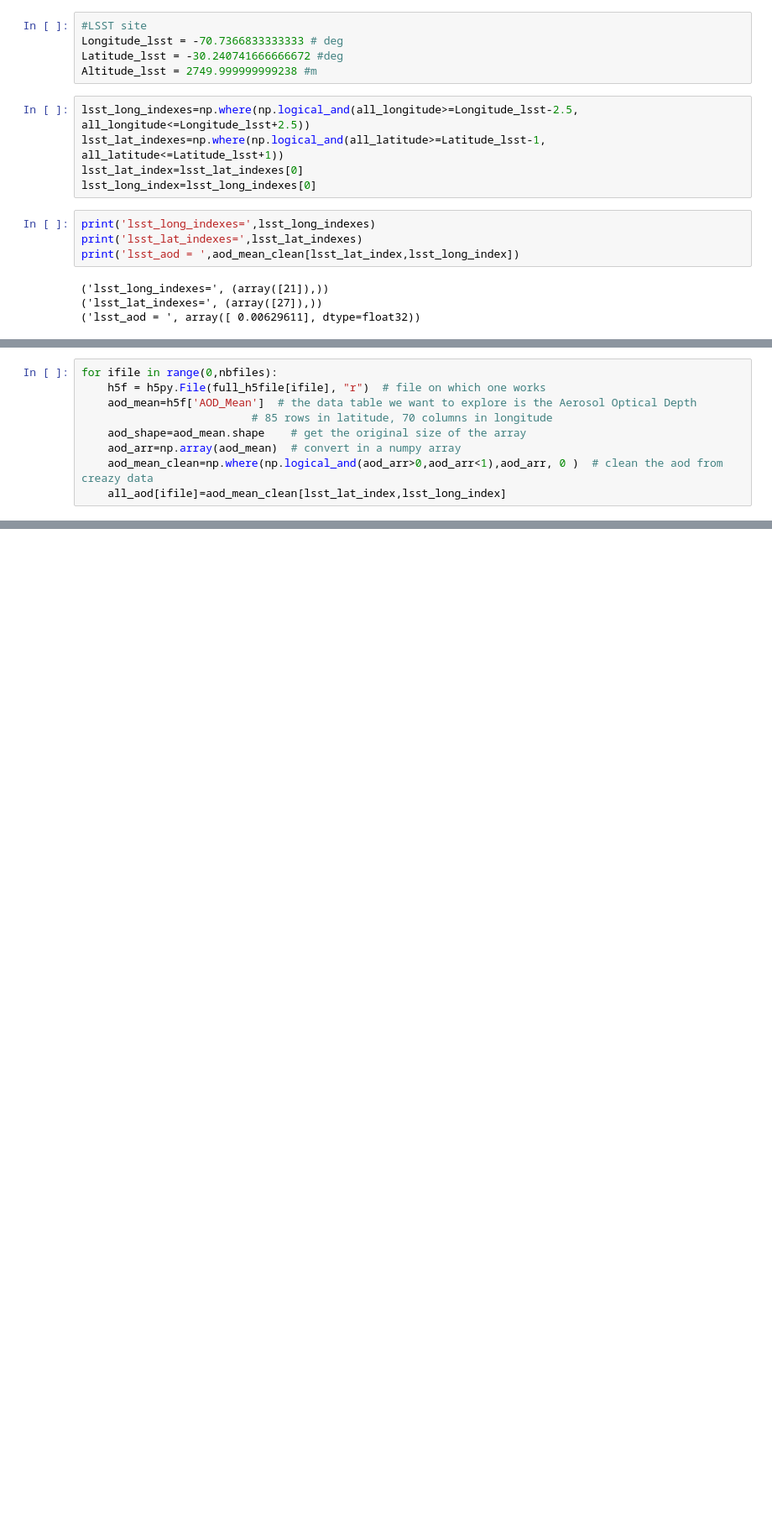
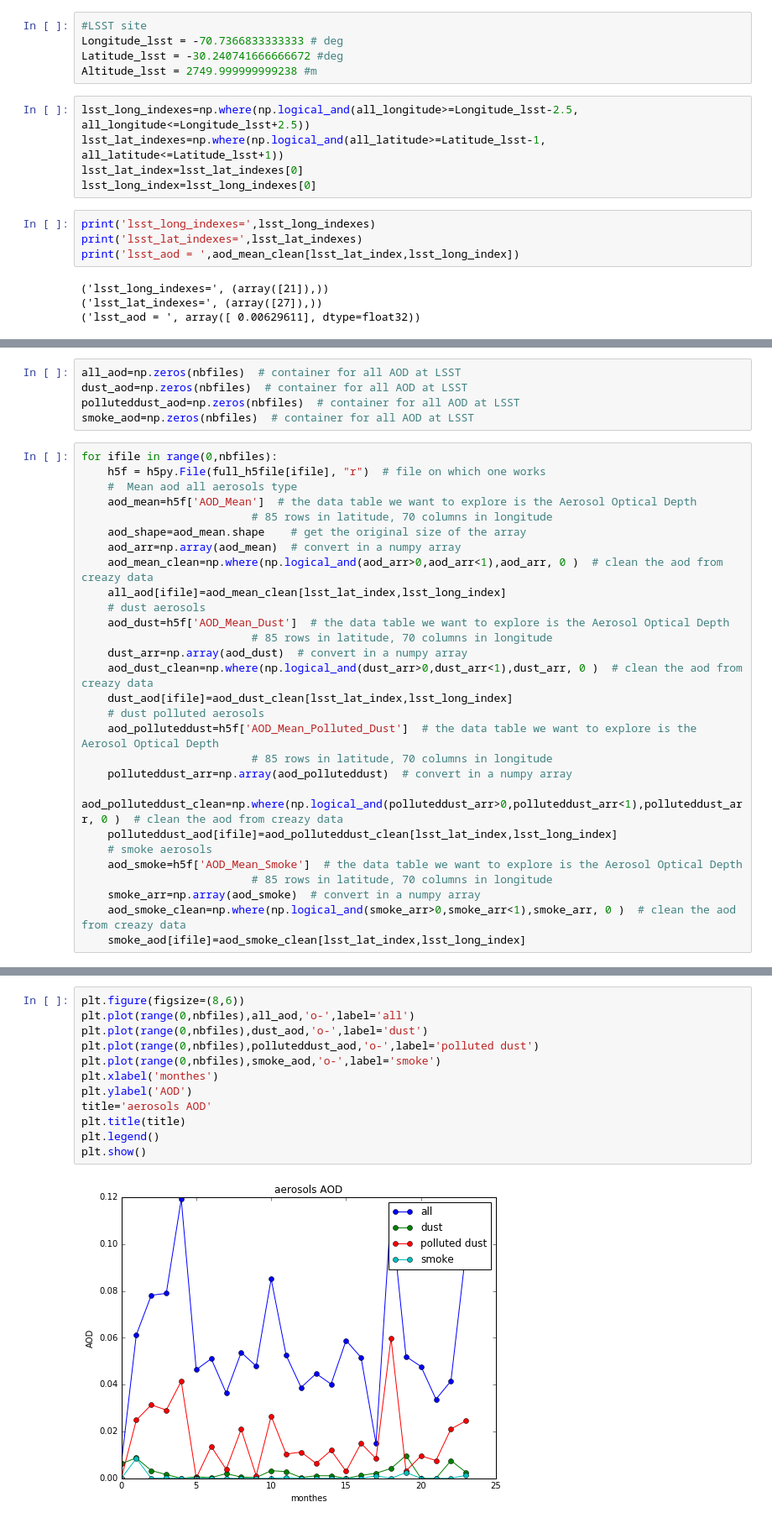
Before and after one commit to sylvielsstfr/caliopL3Ana, a Jupyter notebook: ScanAerosolsOneYear.ipynb, the cells around one changed output, grey strips where cells are left out. Shown at 84% size. Cells and saved outputs as stored; diff of their text form; blank space fills up the shorter version.

Commit message:
now all types of AOD are included

```diff
--- a/ScanAerosolsOneYear.ipynb
+++ b/ScanAerosolsOneYear.ipynb
@@ -75,9 +73,33 @@ all_aod=np.zeros(nbfiles)  # container for all AOD at LSST
+# %%
+all_aod=np.zeros(nbfiles)  # container for all AOD at LSST
+dust_aod=np.zeros(nbfiles)  # container for all AOD at LSST
+polluteddust_aod=np.zeros(nbfiles)  # container for all AOD at LSST
+smoke_aod=np.zeros(nbfiles)  # container for all AOD at LSST
 # %%
 for ifile in range(0,nbfiles):
     h5f = h5py.File(full_h5file[ifile], "r")  # file on which one works
+    #  Mean aod all aerosols type
     aod_mean=h5f['AOD_Mean']  # the data table we want to explore is the Aerosol Optical Depth
                           # 85 rows in latitude, 70 columns in longitude
     aod_shape=aod_mean.shape    # get the original size of the array
     aod_arr=np.array(aod_mean)  # convert in a numpy array
     aod_mean_clean=np.where(np.logical_and(aod_arr>0,aod_arr<1),aod_arr, 0 )  # clean the aod from creazy data
     all_aod[ifile]=aod_mean_clean[lsst_lat_index,lsst_long_index]
+    # dust aerosols
+    aod_dust=h5f['AOD_Mean_Dust']  # the data table we want to explore is the Aerosol Optical Depth
+                          # 85 rows in latitude, 70 columns in longitude
+    dust_arr=np.array(aod_dust)  # convert in a numpy array
+    aod_dust_clean=np.where(np.logical_and(dust_arr>0,dust_arr<1),dust_arr, 0 )  # clean the aod from creazy data
+    dust_aod[ifile]=aod_dust_clean[lsst_lat_index,lsst_long_index]
+    # dust polluted aerosols
+    aod_polluteddust=h5f['AOD_Mean_Polluted_Dust']  # the data table we want to explore is the Aerosol Optical Depth
+                          # 85 rows in latitude, 70 columns in longitude
+    polluteddust_arr=np.array(aod_polluteddust)  # convert in a numpy array
+    aod_polluteddust_clean=np.where(np.logical_and(polluteddust_arr>0,polluteddust_arr<1),polluteddust_arr, 0 )  # clean the aod from creazy data
+    polluteddust_aod[ifile]=aod_polluteddust_clean[lsst_lat_index,lsst_long_index]
+    # smoke aerosols
+    aod_smoke=h5f['AOD_Mean_Smoke']  # the data table we want to explore is the Aerosol Optical Depth
+                          # 85 rows in latitude, 70 columns in longitude
+    smoke_arr=np.array(aod_smoke)  # convert in a numpy array
+    aod_smoke_clean=np.where(np.logical_and(smoke_arr>0,smoke_arr<1),smoke_arr, 0 )  # clean the aod from creazy data
+    smoke_aod[ifile]=aod_smoke_clean[lsst_lat_index,lsst_long_index]
@@ -107,0 +122,14 @@ plt.plot(range(0,nbfiles),all_aod)
+# %%
+plt.figure(figsize=(8,6))
+plt.plot(range(0,nbfiles),all_aod,'o-',label='all')
+plt.plot(range(0,nbfiles),dust_aod,'o-',label='dust')
+plt.plot(range(0,nbfiles),polluteddust_aod,'o-',label='polluted dust')
+plt.plot(range(0,nbfiles),smoke_aod,'o-',label='smoke')
+plt.xlabel('monthes')
+plt.ylabel('AOD')
+title='aerosols AOD'
+plt.title(title)
+plt.legend()
+plt.show()
+# %% [output]
+[figure, added]
```
Also changed, not shown: parts of 6 cells of this notebook, 1 other file.
